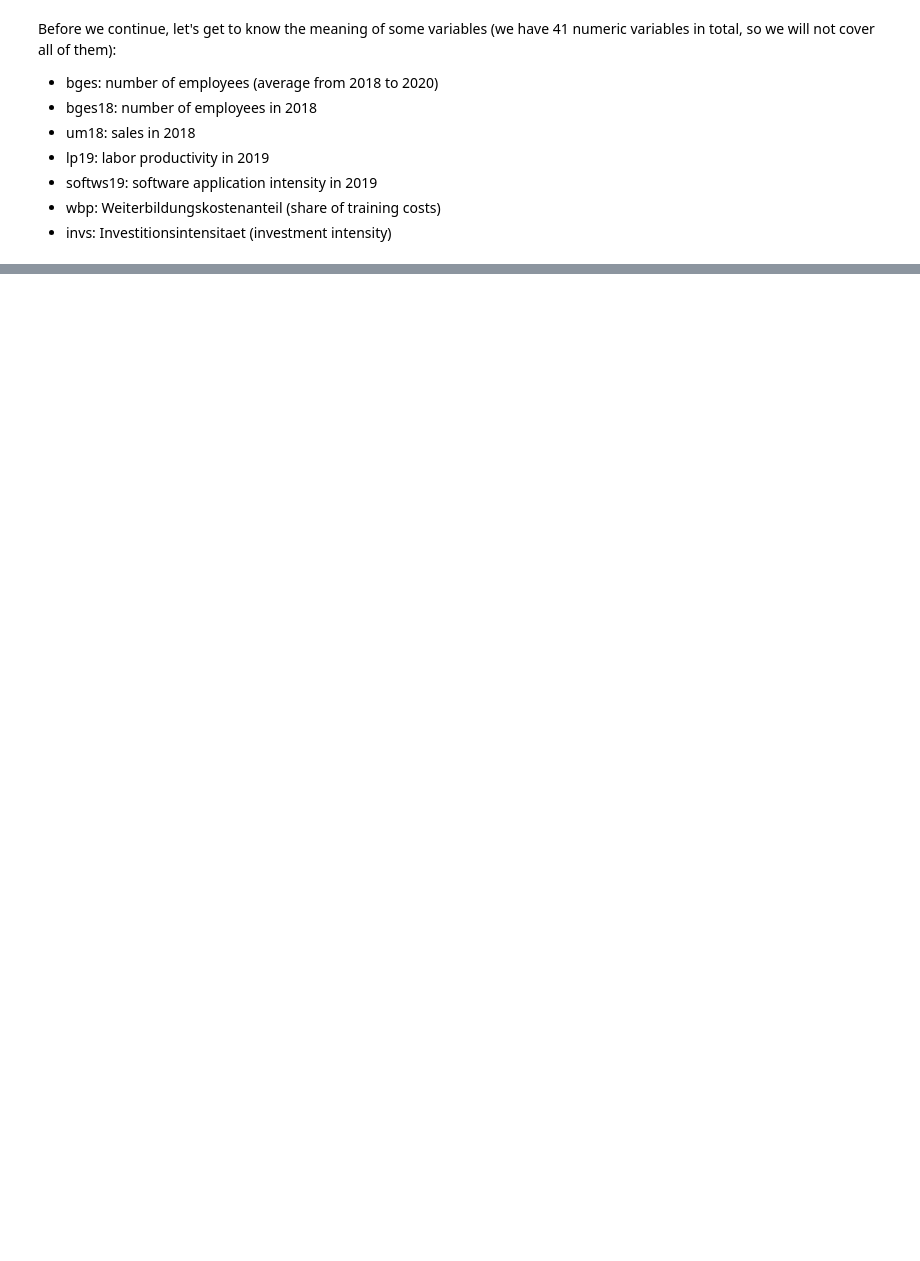
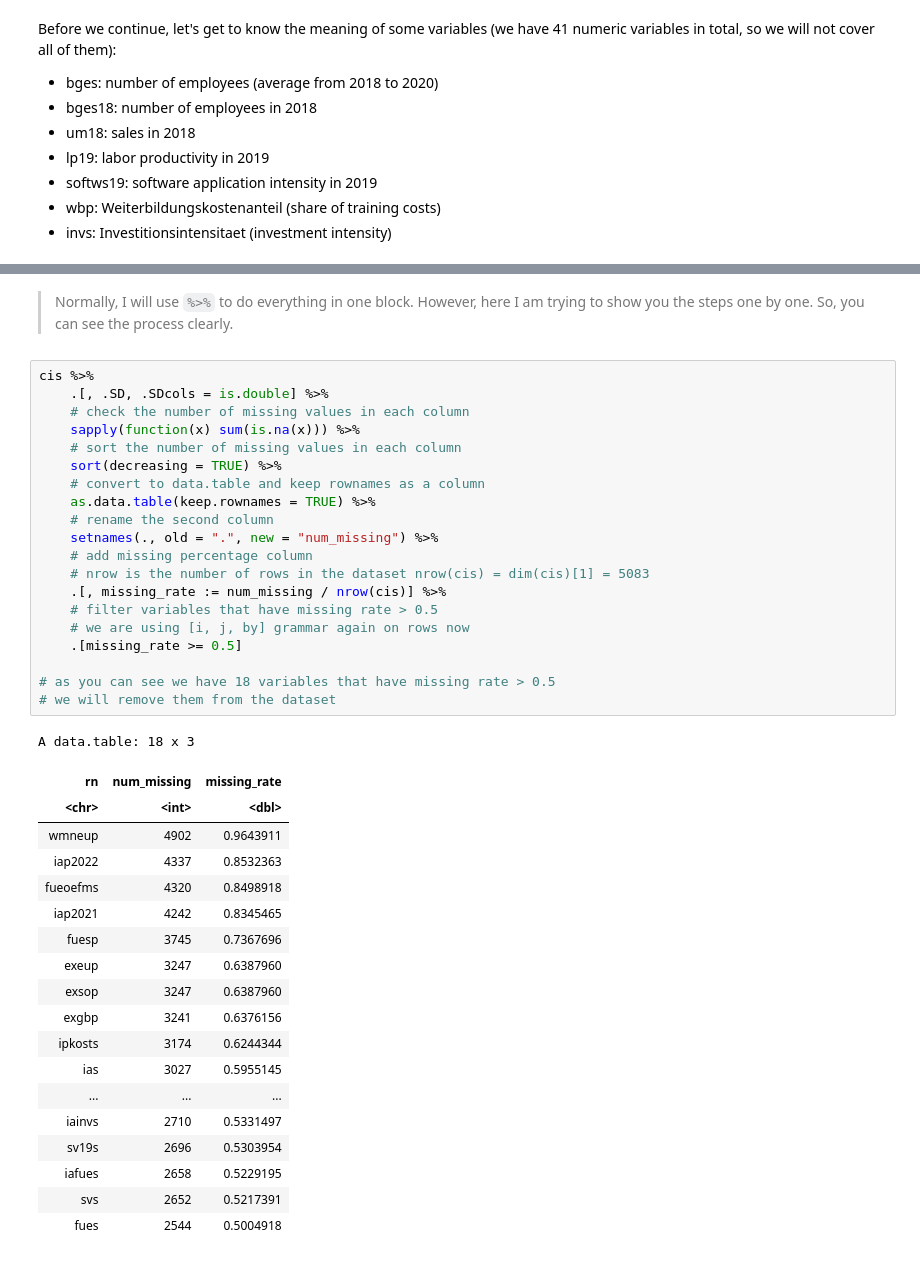
Before and after one commit to oceanumeric/data-science-go-small, a Jupyter notebook: all-in-one-for-the-exam/all-in-one.ipynb, the cells around one changed output, grey strips where cells are left out. Saved outputs shown, nothing was run; the diff lists cells and outputs as text; blank space fills up the shorter version.

```diff
--- a/all-in-one-for-the-exam/all-in-one.ipynb
+++ b/all-in-one-for-the-exam/all-in-one.ipynb
@@ -111,0 +238,42 @@ Before we continue, let's get to know the meaning of some variables (we have 41
+# %% [markdown]
+> Normally, I will use `%>%` to do everything in one block. However, here I am trying to show you the steps one by one. So, you can see the process clearly.
+# %%
+cis %>%
+    .[, .SD, .SDcols = is.double] %>%
+    # check the number of missing values in each column
+    sapply(function(x) sum(is.na(x))) %>%
+    # sort the number of missing values in each column
+    sort(decreasing = TRUE) %>%
+    # convert to data.table and keep rownames as a column
+    as.data.table(keep.rownames = TRUE) %>%
+    # rename the second column
+    setnames(., old = ".", new = "num_missing") %>%
+    # add missing percentage column
+    # nrow is the number of rows in the dataset nrow(cis) = dim(cis)[1] = 5083
+    .[, missing_rate := num_missing / nrow(cis)] %>%
+    # filter variables that have missing rate > 0.5
+    # we are using [i, j, by] grammar again on rows now
+    .[missing_rate >= 0.5]
+
+# as you can see we have 18 variables that have missing rate > 0.5
+# we will remove them from the dataset
+# %% [output]
+A data.table: 18 x 3
+| rn | num_missing | missing_rate |
+| <chr> | <int> | <dbl> |
+| wmneup | 4902 | 0.9643911 |
+| iap2022 | 4337 | 0.8532363 |
+| fueoefms | 4320 | 0.8498918 |
+| iap2021 | 4242 | 0.8345465 |
+| fuesp | 3745 | 0.7367696 |
+| exeup | 3247 | 0.6387960 |
+| exsop | 3247 | 0.6387960 |
+| exgbp | 3241 | 0.6376156 |
+| ipkosts | 3174 | 0.6244344 |
+| ias | 3027 | 0.5955145 |
+| ... | ... | ... |
+| iainvs | 2710 | 0.5331497 |
+| sv19s | 2696 | 0.5303954 |
+| iafues | 2658 | 0.5229195 |
+| svs | 2652 | 0.5217391 |
+| fues | 2544 | 0.5004918 |
```
Also changed, not shown: parts of 17 cells of this notebook.
